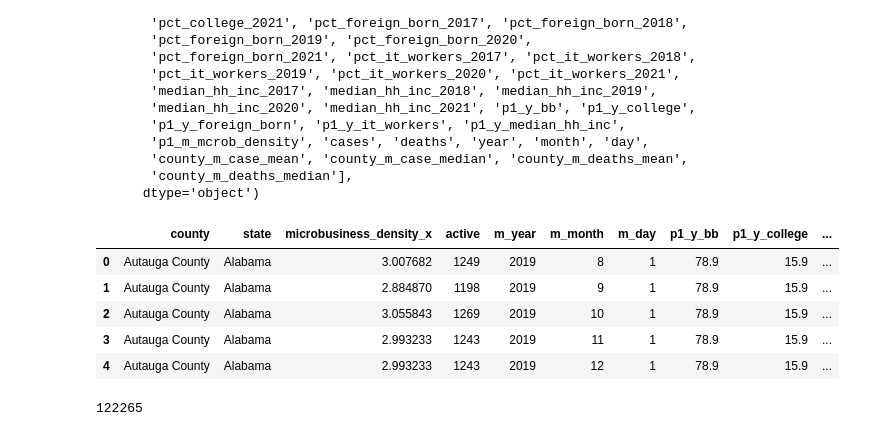
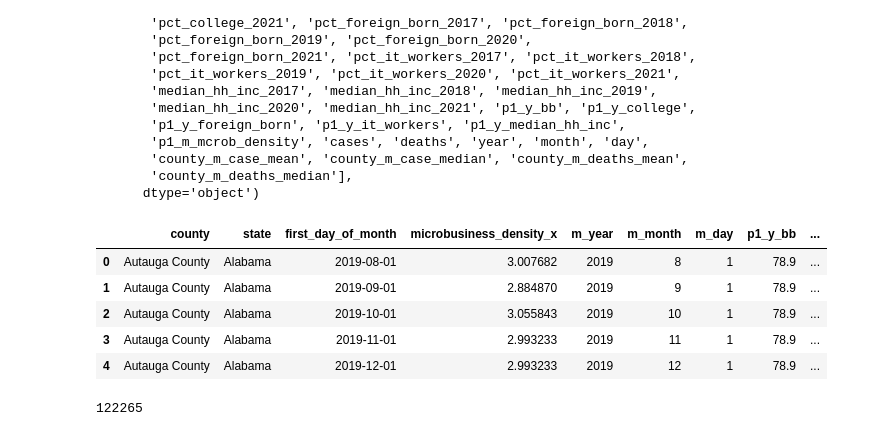
Before and after one commit to Joheun-Kang/microb, a Jupyter notebook: notebook/microb.ipynb, the cells around one changed output. Drawn from its saved outputs; the diff is of its cells as text; code cells hidden in the pictures.

```diff
--- a/notebook/microb.ipynb
+++ b/notebook/microb.ipynb
@@ -588,25 +588,25 @@ Index(['row_id', 'cfips', 'county', 'state', 'first_day_of_month',
        'county_m_deaths_median'],
       dtype='object')
 # %%
-df_fe = re_df.drop(columns=["row_id", "cfips", "first_day_of_month", 'pct_bb_2017', 'pct_bb_2018',
+df_fe = re_df.drop(columns=["row_id", "cfips", "active", 'pct_bb_2017', 'pct_bb_2018',
        'pct_bb_2019', 'pct_bb_2020', 'pct_bb_2021', 'pct_college_2017',
        'pct_college_2018', 'pct_college_2019', 'pct_college_2020',
        'pct_college_2021', 'pct_foreign_born_2017', 'pct_foreign_born_2018',
        'pct_foreign_born_2019', 'pct_foreign_born_2020',
        'pct_foreign_born_2021', 'pct_it_workers_2017', 'pct_it_workers_2018',
        'pct_it_workers_2019', 'pct_it_workers_2020', 'pct_it_workers_2021',
        'median_hh_inc_2017', 'median_hh_inc_2018', 'median_hh_inc_2019',
        'median_hh_inc_2020', 'median_hh_inc_2021','cases', 'deaths', 'year', 'month', 'day',
         "first_day_of_p1_m","first_day_of_p1_y"
 ])
 df_fe.head()
 # %% [output]
-|  | county | state | microbusiness_density_x | active | m_year | m_month | m_day | p1_y_bb | p1_y_college | ... |
-| 0 | Autauga County | Alabama | 3.007682 | 1249 | 2019 | 8 | 1 | 78.9 | 15.9 | ... |
-| 1 | Autauga County | Alabama | 2.884870 | 1198 | 2019 | 9 | 1 | 78.9 | 15.9 | ... |
-| 2 | Autauga County | Alabama | 3.055843 | 1269 | 2019 | 10 | 1 | 78.9 | 15.9 | ... |
-| 3 | Autauga County | Alabama | 2.993233 | 1243 | 2019 | 11 | 1 | 78.9 | 15.9 | ... |
-| 4 | Autauga County | Alabama | 2.993233 | 1243 | 2019 | 12 | 1 | 78.9 | 15.9 | ... |
+|  | county | state | first_day_of_month | microbusiness_density_x | m_year | m_month | m_day | p1_y_bb | ... |
+| 0 | Autauga County | Alabama | 2019-08-01 | 3.007682 | 2019 | 8 | 1 | 78.9 | ... |
+| 1 | Autauga County | Alabama | 2019-09-01 | 2.884870 | 2019 | 9 | 1 | 78.9 | ... |
+| 2 | Autauga County | Alabama | 2019-10-01 | 3.055843 | 2019 | 10 | 1 | 78.9 | ... |
+| 3 | Autauga County | Alabama | 2019-11-01 | 2.993233 | 2019 | 11 | 1 | 78.9 | ... |
+| 4 | Autauga County | Alabama | 2019-12-01 | 2.993233 | 2019 | 12 | 1 | 78.9 | ... |
 # %%
 print(len(df_fe))
 # %% [output]
```
Also changed, not shown: parts of 38 cells of this notebook.
